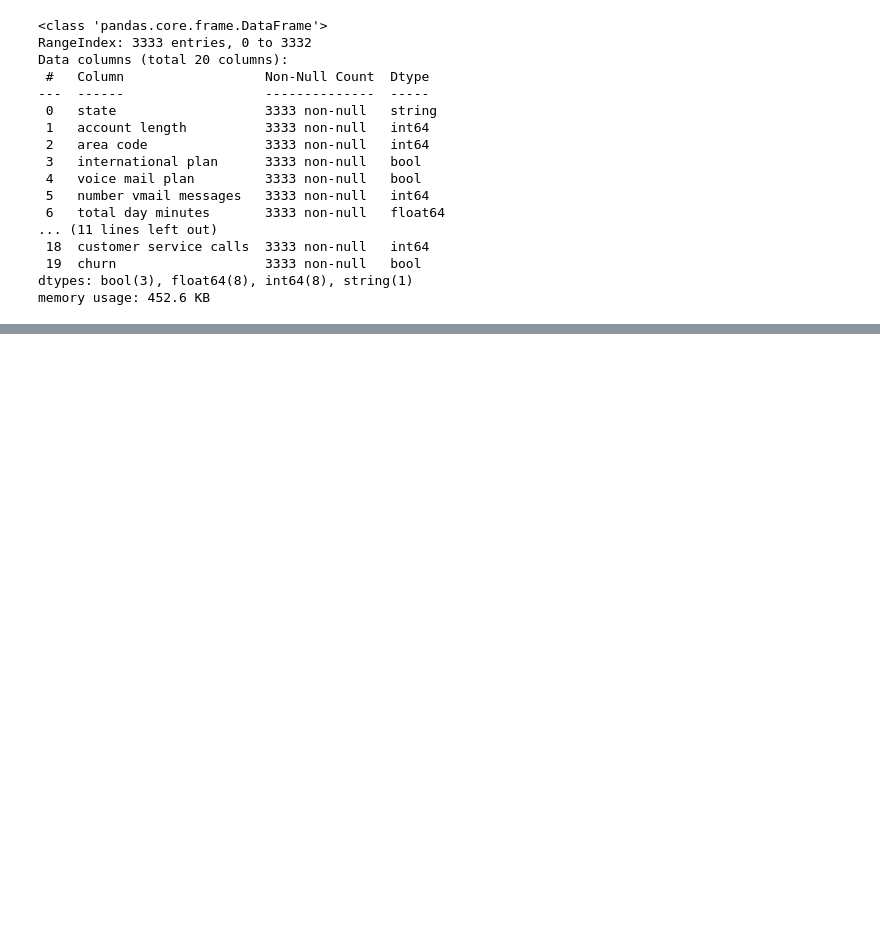
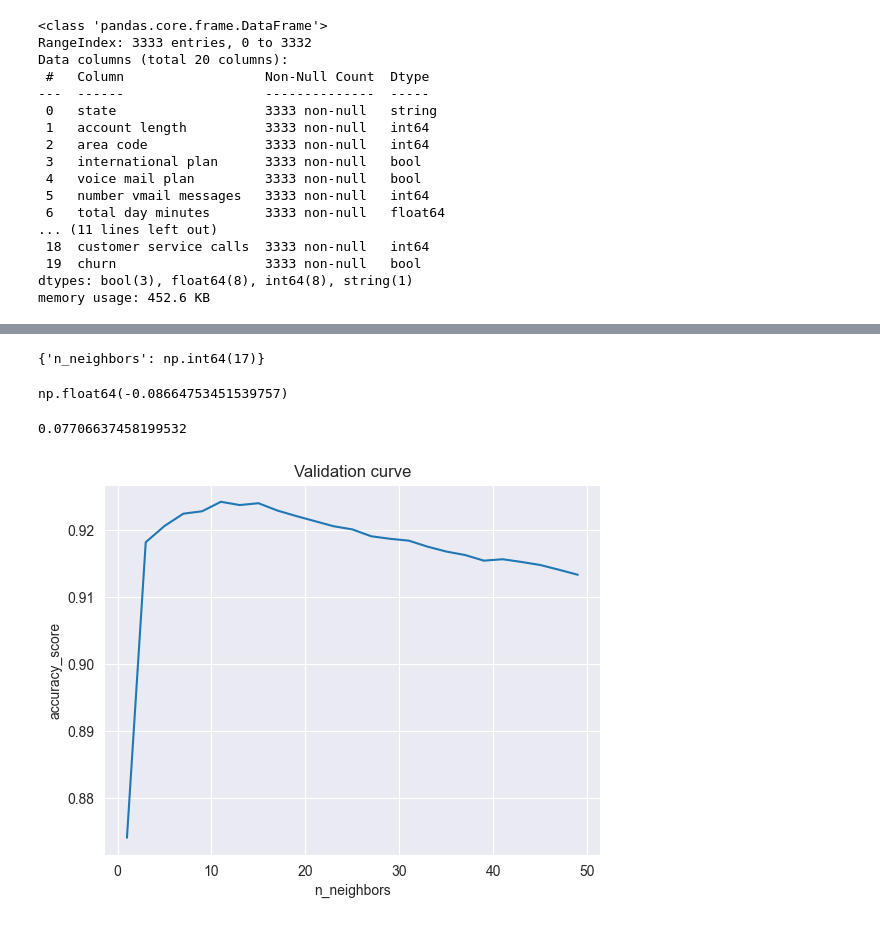
Before and after one commit to SerhiiHerashchenko/PyCharmMiscProject, a Jupyter notebook: notebook.ipynb, the cells around one changed output, grey strips where cells are left out. Drawn from its saved outputs; the diff is of its cells as text; code cells hidden in the pictures; blank space fills up the shorter version.

```diff
--- a/notebook.ipynb
+++ b/notebook.ipynb
@@ -470,0 +195,4 @@ SignificanceResult(statistic=np.float64(9.945099353815805e-60), pvalue=np.float6
+# %%
+from sklearn.model_selection import KFold
+
+kf = KFold(n_splits=5, shuffle=True, random_state=42)
@@ -470,0 +207,5 @@ SignificanceResult(statistic=np.float64(9.945099353815805e-60), pvalue=np.float6
+# %%
+from sklearn.model_selection import GridSearchCV
+knn = KNeighborsRegressor()
+knn_grid = GridSearchCV(knn, {'n_neighbors': np.arange(1, 50, 2)}, cv=kf, scoring='neg_mean_squared_error')
+knn_grid.fit(X_train, y_train)
@@ -470,0 +222,32 @@ SignificanceResult(statistic=np.float64(9.945099353815805e-60), pvalue=np.float6
+# %%
+knn_grid.best_params_
+# %% [output]
+{'n_neighbors': np.int64(17)}
+# %%
+knn_grid.best_score_
+# %% [output]
+np.float64(-0.08664753451539757)
+# %%
+best_knn = knn_grid.best_estimator_
+y_pred = best_knn.predict(X_valid)
+# %%
+print(mean_squared_error(y_valid, y_pred))
+# %% [output]
+0.07706637458199532
+# %%
+accuracy_scores = []
+for k in range(1, 50, 2):
+    knn = KNeighborsRegressor(n_neighbors=k)
+    knn.fit(X_train, y_train)
+    y_pred = knn.predict(X_valid)
+    err = mean_squared_error(y_valid, y_pred)
+    accuracy_scores.append(1 - err)
+# %%
+import matplotlib.pyplot as plt
+plt.plot(list(range(1, 50, 2)), accuracy_scores)
+plt.xlabel('n_neighbors')
+plt.ylabel('accuracy_score')
+plt.title('Validation curve')
+plt.show()
+# %% [output]
+[figure, added]
```
Also changed, not shown: parts of 74 cells of this notebook.
